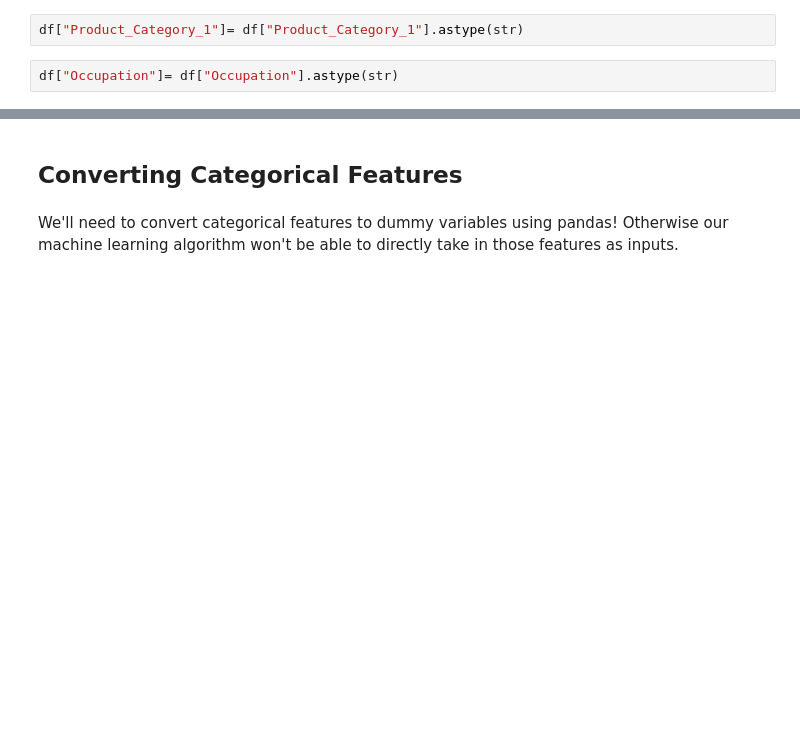
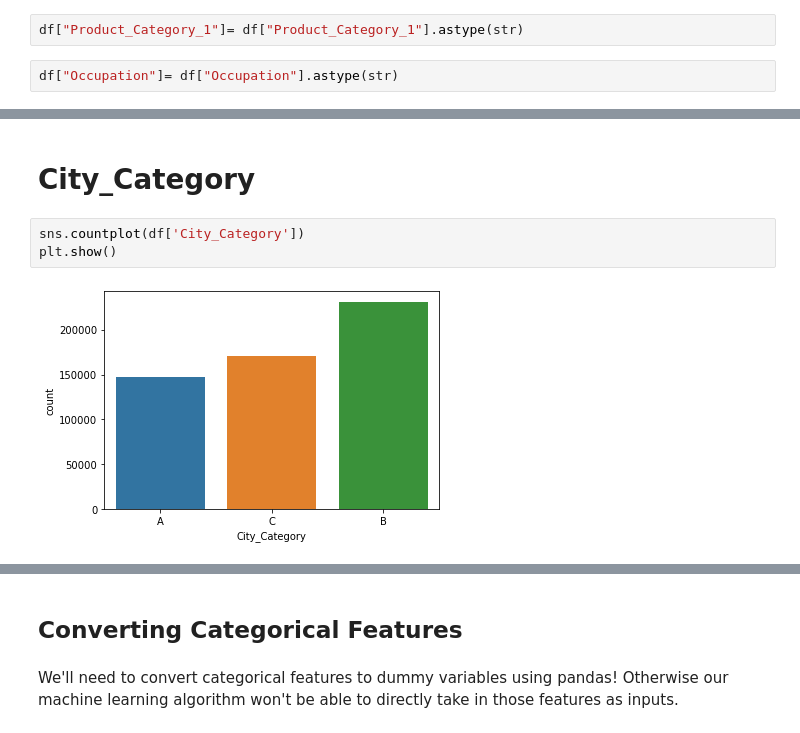
Before and after one commit to Aswin173/Power-BI, a Jupyter notebook: BlackFridayDataSet.ipynb, the cells around one changed output, grey strips where cells are left out. Drawn from its saved outputs; the diff is of its cells as text; blank space fills up the shorter version.

```diff
--- a/BlackFridayDataSet.ipynb
+++ b/BlackFridayDataSet.ipynb
@@ -108,0 +162,7 @@ df.head()
+# %% [markdown]
+# City_Category
+# %%
+sns.countplot(df['City_Category'])
+plt.show()
+# %% [output]
+[figure, added]
```
Also changed, not shown: parts of 24 cells of this notebook.
